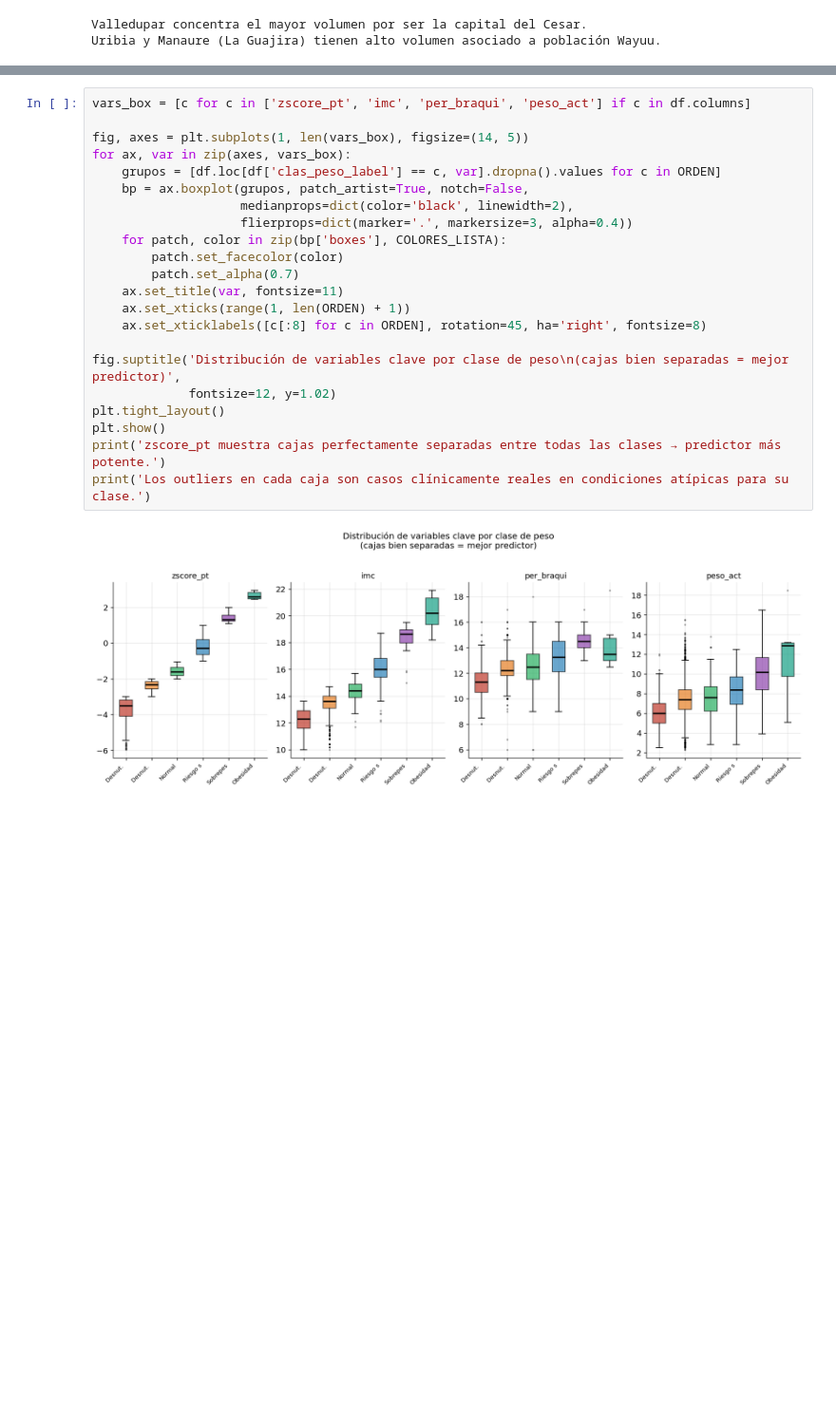
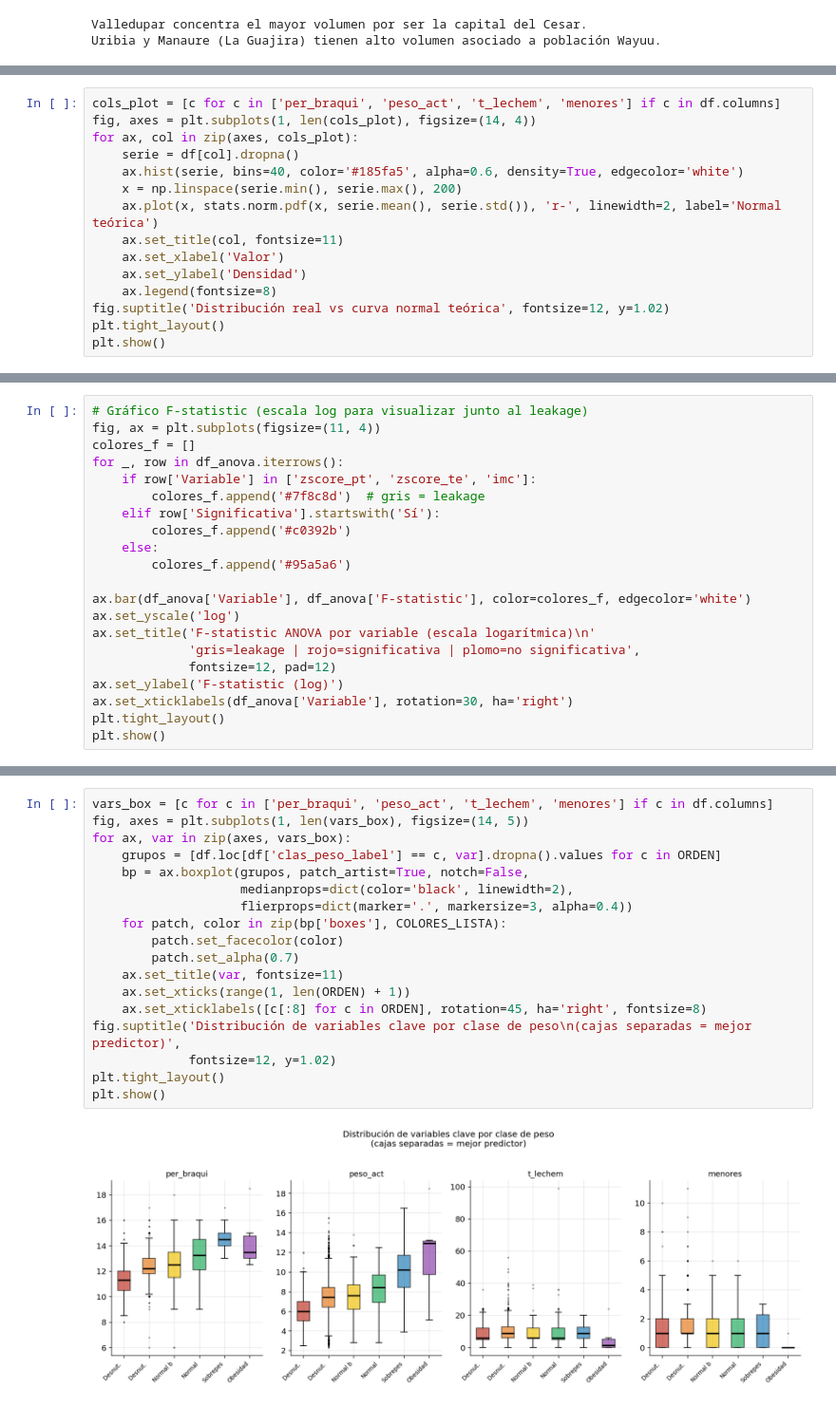
Before and after one commit to ynavier/Desnutricion-PG, a Jupyter notebook: notebooks/04_analisis_exploratorio.ipynb, the cells around one changed output, grey strips where cells are left out. Shown at 95% size. Cells and saved outputs as stored; diff of their text form; blank space fills up the shorter version.

Commit message:
Implementacion de seleccion y entrenamiento de ml

```diff
--- a/notebooks/04_analisis_exploratorio.ipynb
+++ b/notebooks/04_analisis_exploratorio.ipynb
@@ -907,0 +1023,15 @@ Obesidad               19.50   3007.83      48.00     39.17     11.88      75.42
+# %%
+cols_plot = [c for c in ['per_braqui', 'peso_act', 't_lechem', 'menores'] if c in df.columns]
+fig, axes = plt.subplots(1, len(cols_plot), figsize=(14, 4))
+for ax, col in zip(axes, cols_plot):
+    serie = df[col].dropna()
+    ax.hist(serie, bins=40, color='#185fa5', alpha=0.6, density=True, edgecolor='white')
+    x = np.linspace(serie.min(), serie.max(), 200)
+    ax.plot(x, stats.norm.pdf(x, serie.mean(), serie.std()), 'r-', linewidth=2, label='Normal teórica')
+    ax.set_title(col, fontsize=11)
+    ax.set_xlabel('Valor')
+    ax.set_ylabel('Densidad')
+    ax.legend(fontsize=8)
+fig.suptitle('Distribución real vs curva normal teórica', fontsize=12, y=1.02)
+plt.tight_layout()
+plt.show()
@@ -907,0 +1094,21 @@ Obesidad               19.50   3007.83      48.00     39.17     11.88      75.42
+# %%
+# Gráfico F-statistic (escala log para visualizar junto al leakage)
+fig, ax = plt.subplots(figsize=(11, 4))
+colores_f = []
+for _, row in df_anova.iterrows():
+    if row['Variable'] in ['zscore_pt', 'zscore_te', 'imc']:
+        colores_f.append('#7f8c8d')  # gris = leakage
+    elif row['Significativa'].startswith('Sí'):
+        colores_f.append('#c0392b')
+    else:
+        colores_f.append('#95a5a6')
+
+ax.bar(df_anova['Variable'], df_anova['F-statistic'], color=colores_f, edgecolor='white')
+ax.set_yscale('log')
+ax.set_title('F-statistic ANOVA por variable (escala logarítmica)\n'
+             'gris=leakage | rojo=significativa | plomo=no significativa',
+             fontsize=12, pad=12)
+ax.set_ylabel('F-statistic (log)')
+ax.set_xticklabels(df_anova['Variable'], rotation=30, ha='right')
+plt.tight_layout()
+plt.show()
@@ -933,24 +1164,20 @@ max        48.000  3677.000       48.0    40.000    18.500     98.500      18.50
 # %%
-vars_box = [c for c in ['zscore_pt', 'imc', 'per_braqui', 'peso_act'] if c in df.columns]
-
+vars_box = [c for c in ['per_braqui', 'peso_act', 't_lechem', 'menores'] if c in df.columns]
 fig, axes = plt.subplots(1, len(vars_box), figsize=(14, 5))
 for ax, var in zip(axes, vars_box):
     grupos = [df.loc[df['clas_peso_label'] == c, var].dropna().values for c in ORDEN]
     bp = ax.boxplot(grupos, patch_artist=True, notch=False,
                     medianprops=dict(color='black', linewidth=2),
                     flierprops=dict(marker='.', markersize=3, alpha=0.4))
     for patch, color in zip(bp['boxes'], COLORES_LISTA):
         patch.set_facecolor(color)
         patch.set_alpha(0.7)
     ax.set_title(var, fontsize=11)
     ax.set_xticks(range(1, len(ORDEN) + 1))
     ax.set_xticklabels([c[:8] for c in ORDEN], rotation=45, ha='right', fontsize=8)
-
-fig.suptitle('Distribución de variables clave por clase de peso\n(cajas bien separadas = mejor predictor)',
+fig.suptitle('Distribución de variables clave por clase de peso\n(cajas separadas = mejor predictor)',
              fontsize=12, y=1.02)
 plt.tight_layout()
 plt.show()
-print('zscore_pt muestra cajas perfectamente separadas entre todas las clases → predictor más potente.')
-print('Los outliers en cada caja son casos clínicamente reales en condiciones atípicas para su clase.')
 # %% [output]
-[figure, old version]
+[figure, new version]
```
Also changed, not shown: parts of 66 cells of this notebook, 12 other files.
